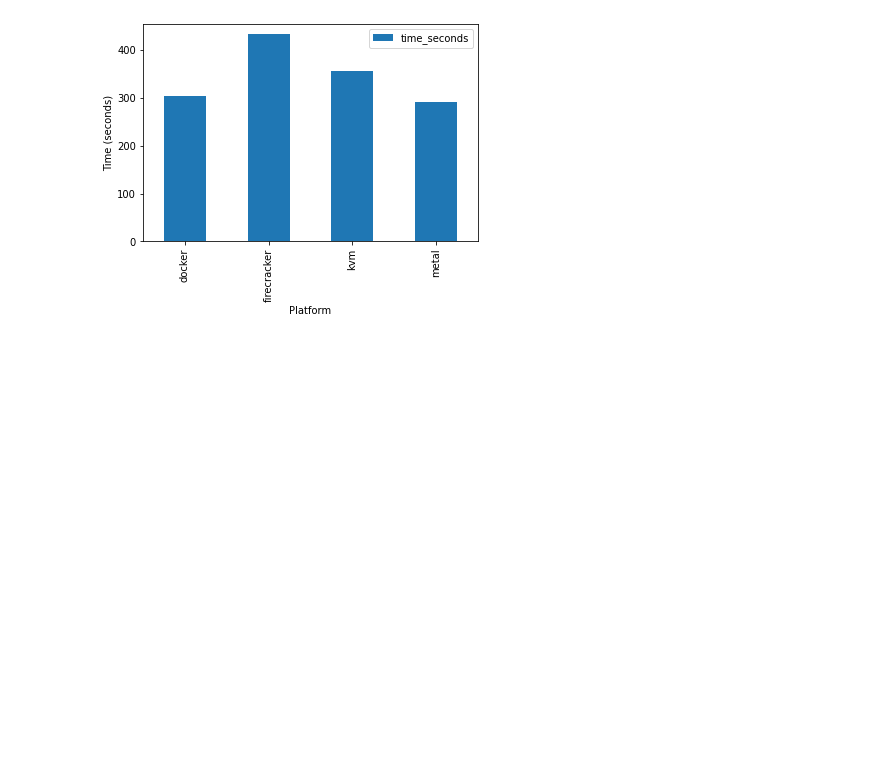
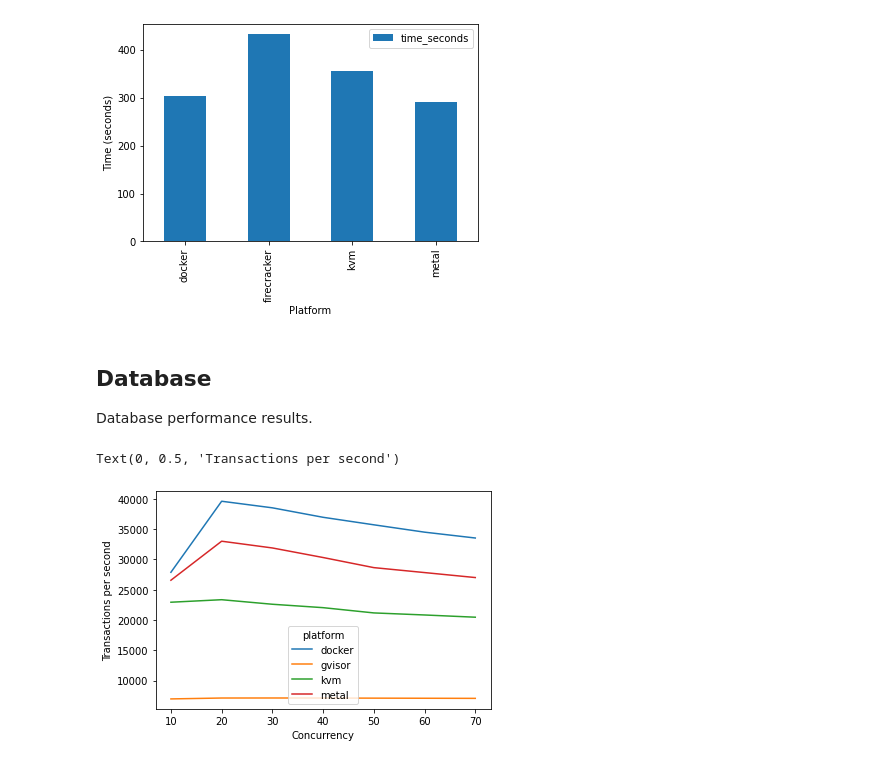
Before and after one commit to ppeerttu/virtualization-benchmarks, a Jupyter notebook: analysis/initial-visualization.ipynb, the cells around one changed output. Cells and saved outputs as stored; diff of their text form; code cells hidden in the pictures; blank space fills up the shorter version.

Commit message:
Database results with concurrency

```diff
--- a/analysis/initial-visualization.ipynb
+++ b/analysis/initial-visualization.ipynb
@@ -17,6 +17,7 @@ fileiow_path  ="{}/fileio_write_results.csv".format(data_dir)
 cpu_path = "{}/cpu_results.csv".format(data_dir)
 http_path = "{}/http_benchmark_results.csv".format(data_dir)
 pipeline_path = "{}/pipeline_results.csv".format(data_dir)
+database_path = "{}/database_results.csv".format(data_dir)
 # %% [markdown]
 ## Boot times
 
@@ -129,3 +130,18 @@ ax.set_ylabel("Time (seconds)")
 # %% [output]
 Text(0, 0.5, 'Time (seconds)')
 [figure]
+# %% [markdown]
+## Database
+
+Database performance results.
+# %%
+df = pd.read_csv(database_path)
+
+read_only = df[df.write_queries.eq(0)]
+
+ax = read_only.groupby(["platform", "concurrency"]).mean().reset_index().pivot(index="concurrency", columns="platform", values="transactions").plot()
+ax.set_xlabel("Concurrency")
+ax.set_ylabel("Transactions per second")
+# %% [output]
+Text(0, 0.5, 'Transactions per second')
+[figure, added]
```
Also changed, not shown: parts of 2 cells of this notebook, 2 other files.
